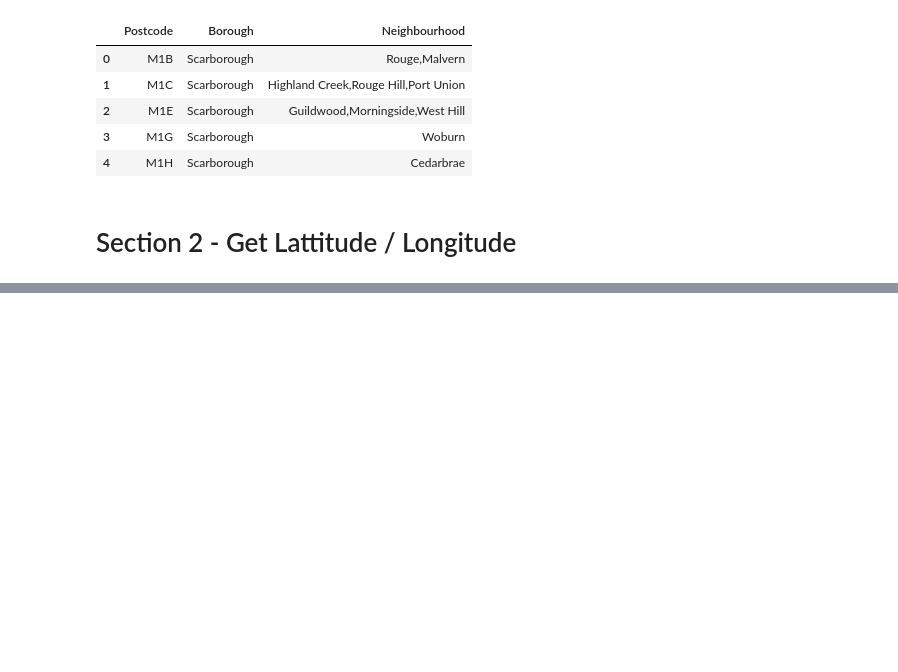
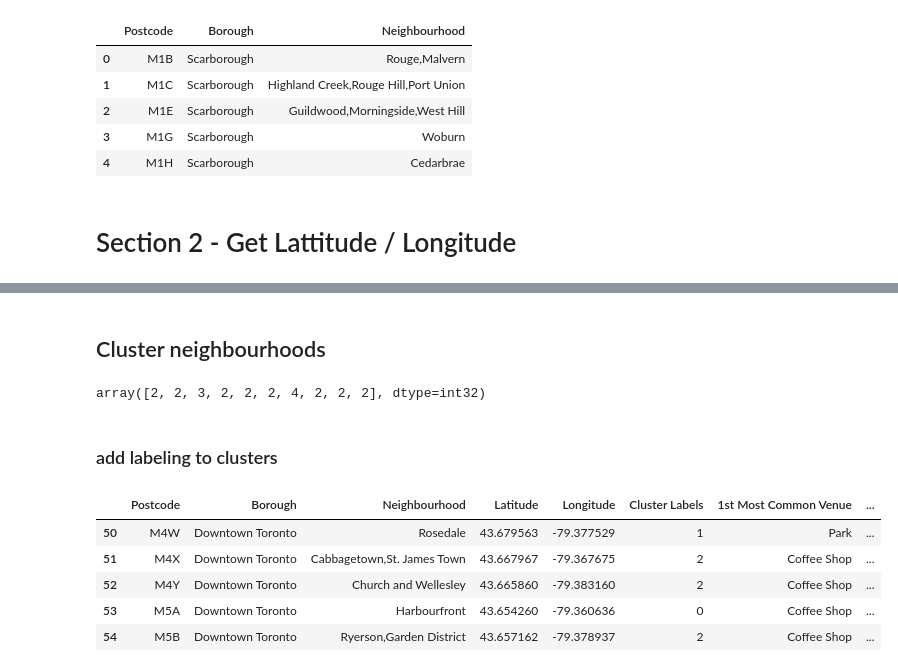
Before and after one commit to bustedware/Coursera_Capstone, a Jupyter notebook: Toronto Classification.ipynb, the cells around one changed output, grey strips where cells are left out. Saved outputs shown, nothing was run; the diff lists cells and outputs as text; code cells hidden in the pictures; blank space fills up the shorter version.

```diff
--- a/Toronto Classification.ipynb
+++ b/Toronto Classification.ipynb
@@ -72,0 +282,30 @@ locdata.head()
+# %% [markdown]
+## Cluster neighbourhoods
+# %%
+kclusters = 5
+
+dt_grouped_clustering = dt_grouped.drop('Neighbourhood', 1)
+
+# run k-means clustering
+kmeans = KMeans(n_clusters=kclusters, random_state=0).fit(dt_grouped_clustering)
+
+# check cluster labels generated for each row in the dataframe
+kmeans.labels_[0:10]
+# %% [output]
+array([2, 2, 3, 2, 2, 2, 4, 2, 2, 2], dtype=int32)
+# %% [markdown]
+### add labeling to clusters
+# %%
+# add clustering labels
+neighbourhood_venues_sorted.insert(0, 'Cluster Labels', kmeans.labels_)
+dt_merged = dt
+# merge toronto_grouped with toronto_data to add latitude/longitude for each neighborhood
+dt_merged = dt_merged.join(neighbourhood_venues_sorted.set_index('Neighbourhood'), on='Neighbourhood')
+dt_merged.head()
+# %% [output]
+|  | Postcode | Borough | Neighbourhood | Latitude | Longitude | Cluster Labels | 1st Most Common Venue | ... |
+| 50 | M4W | Downtown Toronto | Rosedale | 43.679563 | -79.377529 | 1 | Park | ... |
+| 51 | M4X | Downtown Toronto | Cabbagetown,St. James Town | 43.667967 | -79.367675 | 2 | Coffee Shop | ... |
+| 52 | M4Y | Downtown Toronto | Church and Wellesley | 43.665860 | -79.383160 | 2 | Coffee Shop | ... |
+| 53 | M5A | Downtown Toronto | Harbourfront | 43.654260 | -79.360636 | 0 | Coffee Shop | ... |
+| 54 | M5B | Downtown Toronto | Ryerson,Garden District | 43.657162 | -79.378937 | 2 | Coffee Shop | ... |
```
Also changed, not shown: parts of 31 cells of this notebook.
